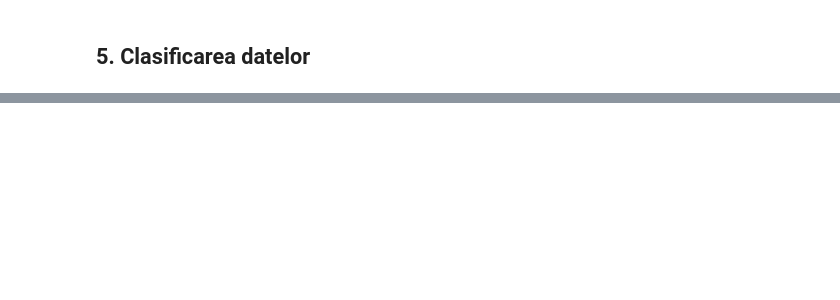
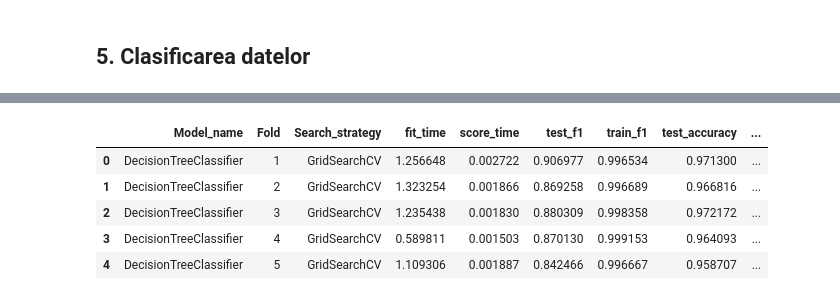
Before and after one commit to MateiSirbu/IDS_Sirbu_Tataru, a Jupyter notebook: Laborator11/SMS Spam Collection.ipynb, the cells around one changed output, grey strips where cells are left out. Cells and saved outputs as stored; diff of their text form; code cells hidden in the pictures; blank space fills up the shorter version.

```diff
--- a/Laborator11/SMS Spam Collection.ipynb
+++ b/Laborator11/SMS Spam Collection.ipynb
@@ -247,0 +274,16 @@ Un clasificator _Random forest_ se folosește de ipotezele emise de mai mulți a
+# %%
+param_candidates = {'criterion': ['gini', 'entropy'], 'splitter': ['best', 'random']}
+param_search = GridSearchCV(estimator=DecisionTreeClassifier(), param_grid=param_candidates, scoring='f1')
+scores = cross_validate(param_search, X, y, cv=KFold(5), scoring=['f1', 'accuracy'], return_train_score=True)
+
+score_table_2 = pd.DataFrame({'Model_name': 'DecisionTreeClassifier', 'Fold': np.arange(1, 6), 'Search_strategy': 'GridSearchCV'})
+score_table_2 = pd.concat([score_table_2,pd.DataFrame(scores)], axis=1)
+display(score_table_2)
+score_tables.append(score_table_2)
+# %% [output]
+|  | Model_name | Fold | Search_strategy | fit_time | score_time | test_f1 | train_f1 | test_accuracy | ... |
+| 0 | DecisionTreeClassifier | 1 | GridSearchCV | 1.256648 | 0.002722 | 0.906977 | 0.996534 | 0.971300 | ... |
+| 1 | DecisionTreeClassifier | 2 | GridSearchCV | 1.323254 | 0.001866 | 0.869258 | 0.996689 | 0.966816 | ... |
+| 2 | DecisionTreeClassifier | 3 | GridSearchCV | 1.235438 | 0.001830 | 0.880309 | 0.998358 | 0.972172 | ... |
+| 3 | DecisionTreeClassifier | 4 | GridSearchCV | 0.589811 | 0.001503 | 0.870130 | 0.999153 | 0.964093 | ... |
+| 4 | DecisionTreeClassifier | 5 | GridSearchCV | 1.109306 | 0.001887 | 0.842466 | 0.996667 | 0.958707 | ... |
```
Also changed, not shown: parts of 14 cells of this notebook, 1 other file.
